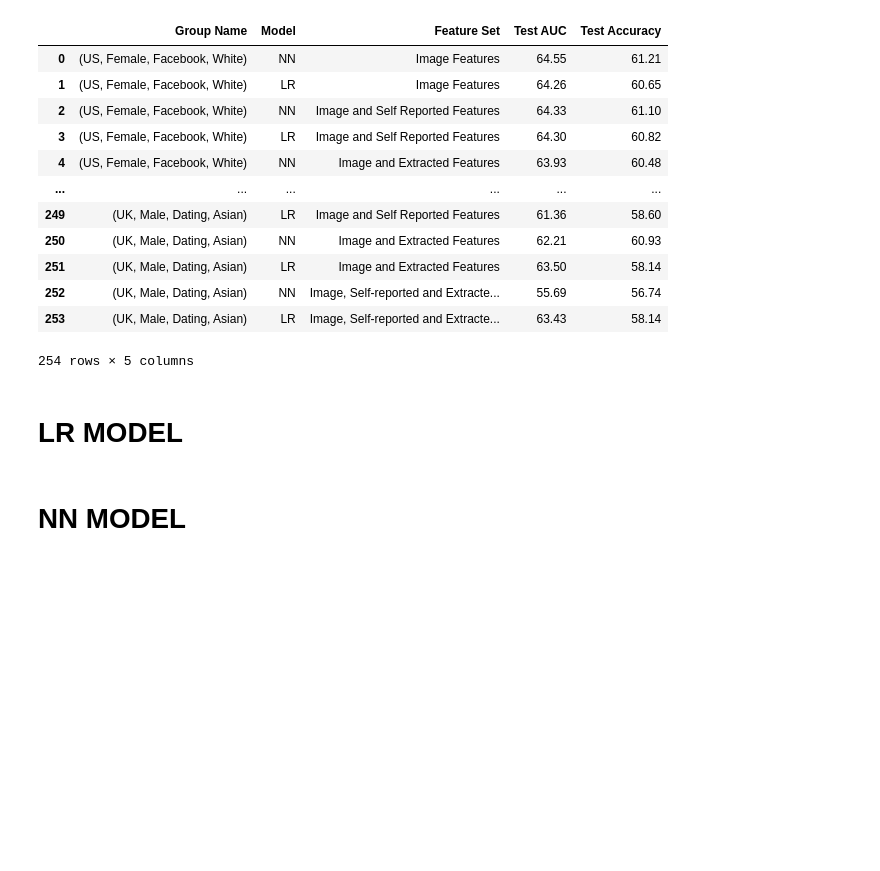
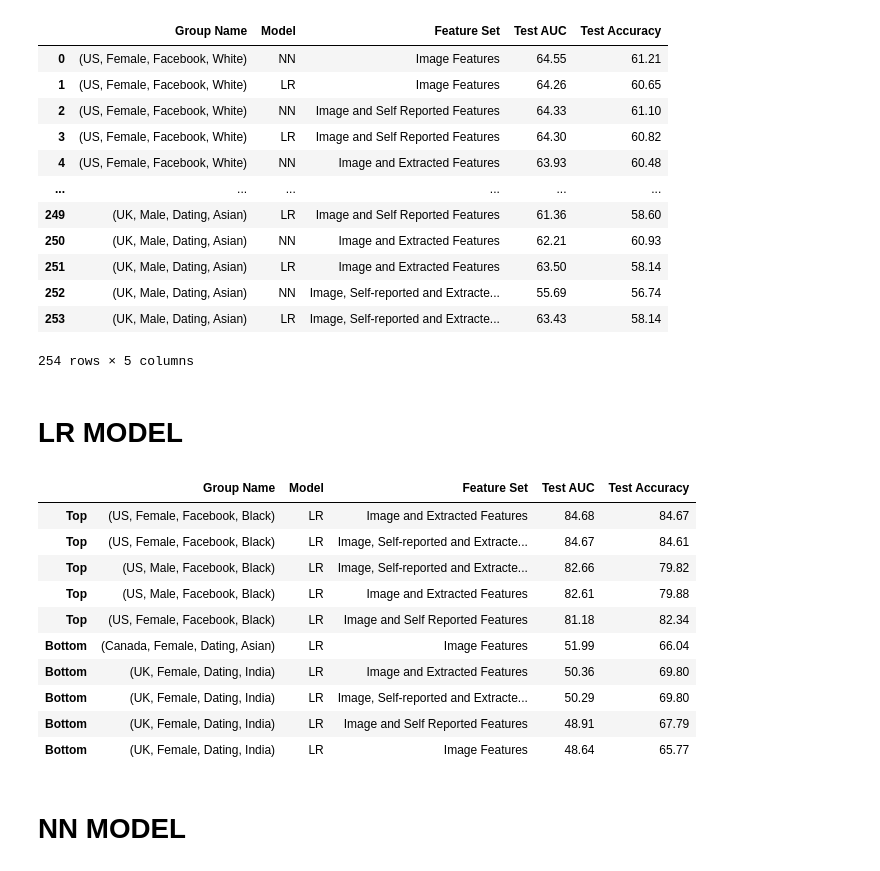
Before and after one commit to thejat/facial-political-recognition, a Jupyter notebook: Results_EDA.ipynb, the cells around one changed output. Cells and saved outputs as stored; diff of their text form; code cells hidden in the pictures; blank space fills up the shorter version.

```diff
--- a/Results_EDA.ipynb
+++ b/Results_EDA.ipynb
@@ -152,6 +152,20 @@ df = pd.concat([lr_ethin_df_sorted_lowest,lr_ethin_df_sorted_top], axis = 0 )
 
 df_low_top = df.sort_values(by=['Test AUC'],ascending=False)
 df_low_top.to_csv("Results_EDA/ethnicity group LR.csv")
+# %%
+df_low_top
+# %% [output]
+|  | Group Name | Model | Feature Set | Test AUC | Test Accuracy |
+| Top | (US, Female, Facebook, Black) | LR | Image and Extracted Features | 84.68 | 84.67 |
+| Top | (US, Female, Facebook, Black) | LR | Image, Self-reported and Extracte... | 84.67 | 84.61 |
+| Top | (US, Male, Facebook, Black) | LR | Image, Self-reported and Extracte... | 82.66 | 79.82 |
+| Top | (US, Male, Facebook, Black) | LR | Image and Extracted Features | 82.61 | 79.88 |
+| Top | (US, Female, Facebook, Black) | LR | Image and Self Reported Features | 81.18 | 82.34 |
+| Bottom | (Canada, Female, Dating, Asian) | LR | Image Features | 51.99 | 66.04 |
+| Bottom | (UK, Female, Dating, India) | LR | Image and Extracted Features | 50.36 | 69.80 |
+| Bottom | (UK, Female, Dating, India) | LR | Image, Self-reported and Extracte... | 50.29 | 69.80 |
+| Bottom | (UK, Female, Dating, India) | LR | Image and Self Reported Features | 48.91 | 67.79 |
+| Bottom | (UK, Female, Dating, India) | LR | Image Features | 48.64 | 65.77 |
 # %% [markdown]
 # NN MODEL
 # %%
```
Also changed, not shown: parts of 1 cell of this notebook, 2 other files.
